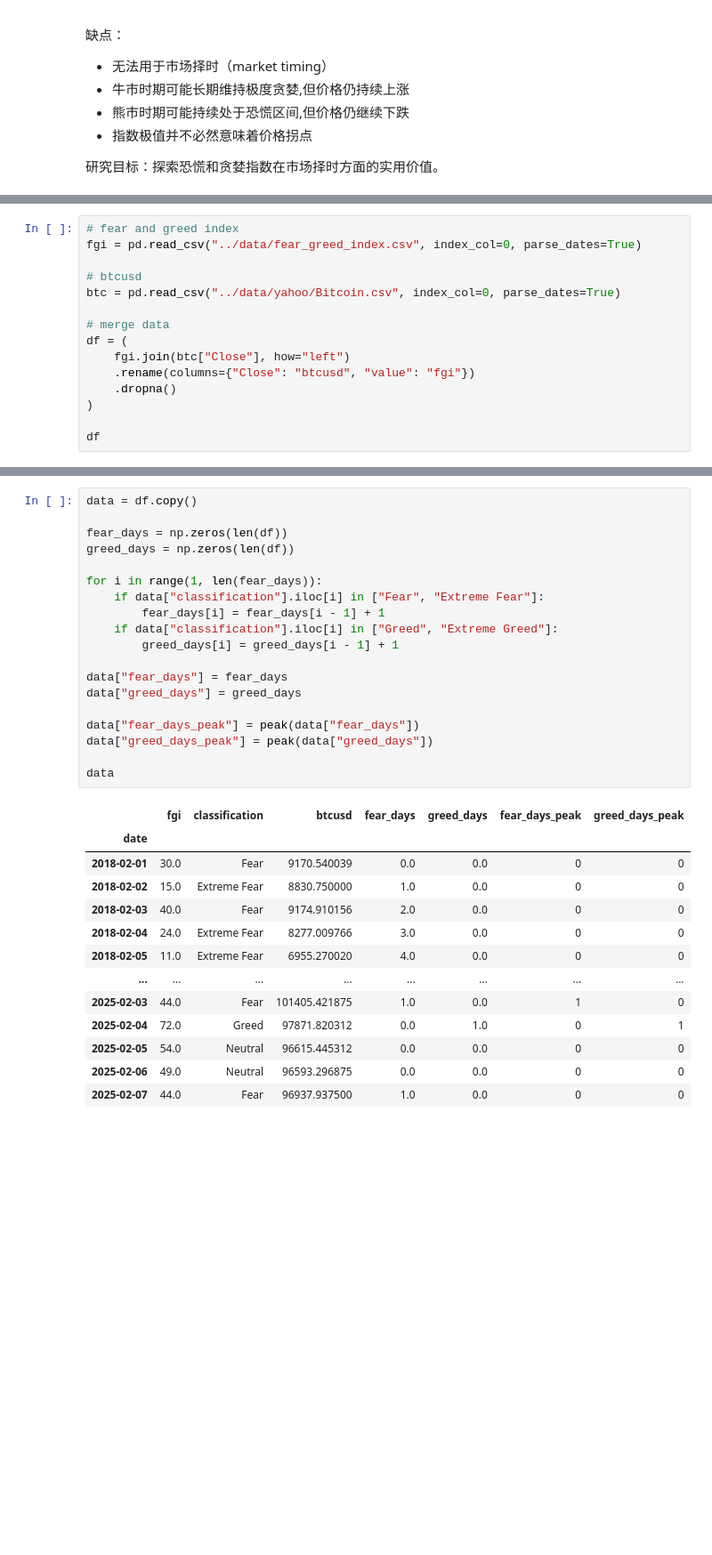
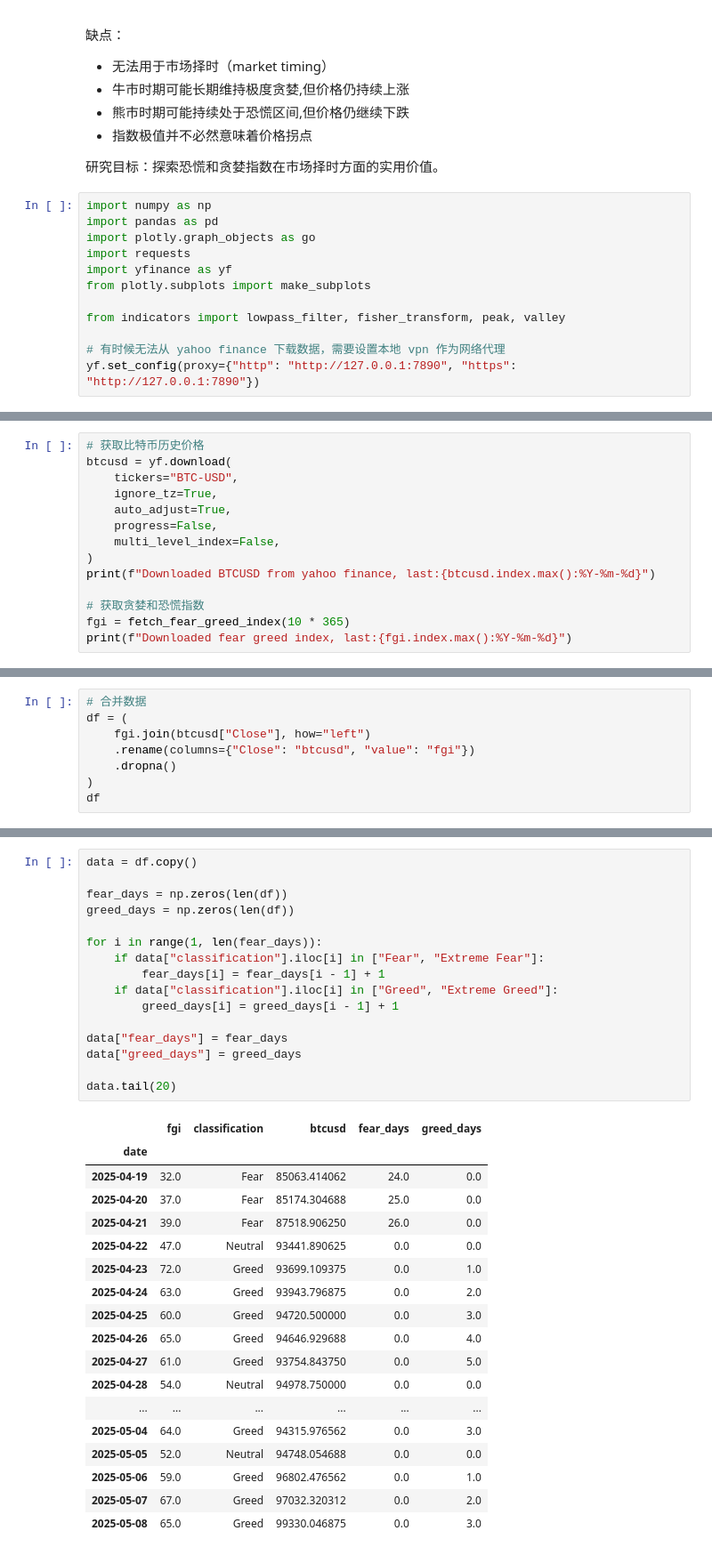
Before and after one commit to scofieldchen/quant-research, a Jupyter notebook: notebooks/fear_greed_index.ipynb, the cells around one changed output, grey strips where cells are left out. Shown at 89% size. Saved outputs shown, nothing was run; the diff lists cells and outputs as text; blank space fills up the shorter version.

```diff
--- a/notebooks/fear_greed_index.ipynb
+++ b/notebooks/fear_greed_index.ipynb
@@ -24,3 +24,15 @@
 - 指数极值并不必然意味着价格拐点
 
 研究目标：探索恐慌和贪婪指数在市场择时方面的实用价值。
+# %%
+import numpy as np
+import pandas as pd
+import plotly.graph_objects as go
+import requests
+import yfinance as yf
+from plotly.subplots import make_subplots
+
+from indicators import lowpass_filter, fisher_transform, peak, valley
+
+# 有时候无法从 yahoo finance 下载数据，需要设置本地 vpn 作为网络代理
+yf.set_config(proxy={"http": "http://127.0.0.1:7890", "https": "http://127.0.0.1:7890"})
@@ -41,0 +190,14 @@ from indicators import lowpass_filter, peak, valley
+# %%
+# 获取比特币历史价格
+btcusd = yf.download(
+    tickers="BTC-USD",
+    ignore_tz=True,
+    auto_adjust=True,
+    progress=False,
+    multi_level_index=False,
+)
+print(f"Downloaded BTCUSD from yahoo finance, last:{btcusd.index.max():%Y-%m-%d}")
+
+# 获取贪婪和恐慌指数
+fgi = fetch_fear_greed_index(10 * 365)
+print(f"Downloaded fear greed index, last:{fgi.index.max():%Y-%m-%d}")
@@ -42,17 +207,10 @@ from indicators import lowpass_filter, peak, valley
 # %%
-# fear and greed index
-fgi = pd.read_csv("../data/fear_greed_index.csv", index_col=0, parse_dates=True)
-
-# btcusd
-btc = pd.read_csv("../data/yahoo/Bitcoin.csv", index_col=0, parse_dates=True)
-
-# merge data
+# 合并数据
 df = (
-    fgi.join(btc["Close"], how="left")
+    fgi.join(btcusd["Close"], how="left")
     .rename(columns={"Close": "btcusd", "value": "fgi"})
     .dropna()
 )
-
 df
 # %% [output]
 |  | fgi | classification | btcusd |
@@ -101,33 +286,35 @@ fig.show()
 # %%
 data = df.copy()
 
 fear_days = np.zeros(len(df))
 greed_days = np.zeros(len(df))
 
 for i in range(1, len(fear_days)):
     if data["classification"].iloc[i] in ["Fear", "Extreme Fear"]:
         fear_days[i] = fear_days[i - 1] + 1
     if data["classification"].iloc[i] in ["Greed", "Extreme Greed"]:
         greed_days[i] = greed_days[i - 1] + 1
 
 data["fear_days"] = fear_days
 data["greed_days"] = greed_days
 
-data["fear_days_peak"] = peak(data["fear_days"])
-data["greed_days_peak"] = peak(data["greed_days"])
-
-data
+data.tail(20)
 # %% [output]
-|  | fgi | classification | btcusd | fear_days | greed_days | fear_days_peak | greed_days_peak |
-| date |  |  |  |  |  |  |  |
-| 2018-02-01 | 30.0 | Fear | 9170.540039 | 0.0 | 0.0 | 0 | 0 |
-| 2018-02-02 | 15.0 | Extreme Fear | 8830.750000 | 1.0 | 0.0 | 0 | 0 |
-| 2018-02-03 | 40.0 | Fear | 9174.910156 | 2.0 | 0.0 | 0 | 0 |
-| 2018-02-04 | 24.0 | Extreme Fear | 8277.009766 | 3.0 | 0.0 | 0 | 0 |
-| 2018-02-05 | 11.0 | Extreme Fear | 6955.270020 | 4.0 | 0.0 | 0 | 0 |
-| ... | ... | ... | ... | ... | ... | ... | ... |
-| 2025-02-03 | 44.0 | Fear | 101405.421875 | 1.0 | 0.0 | 1 | 0 |
-| 2025-02-04 | 72.0 | Greed | 97871.820312 | 0.0 | 1.0 | 0 | 1 |
-| 2025-02-05 | 54.0 | Neutral | 96615.445312 | 0.0 | 0.0 | 0 | 0 |
-| 2025-02-06 | 49.0 | Neutral | 96593.296875 | 0.0 | 0.0 | 0 | 0 |
-| 2025-02-07 | 44.0 | Fear | 96937.937500 | 1.0 | 0.0 | 0 | 0 |
+|  | fgi | classification | btcusd | fear_days | greed_days |
+| date |  |  |  |  |  |
+| 2025-04-19 | 32.0 | Fear | 85063.414062 | 24.0 | 0.0 |
+| 2025-04-20 | 37.0 | Fear | 85174.304688 | 25.0 | 0.0 |
+| 2025-04-21 | 39.0 | Fear | 87518.906250 | 26.0 | 0.0 |
+| 2025-04-22 | 47.0 | Neutral | 93441.890625 | 0.0 | 0.0 |
+| 2025-04-23 | 72.0 | Greed | 93699.109375 | 0.0 | 1.0 |
+| 2025-04-24 | 63.0 | Greed | 93943.796875 | 0.0 | 2.0 |
+| 2025-04-25 | 60.0 | Greed | 94720.500000 | 0.0 | 3.0 |
+| 2025-04-26 | 65.0 | Greed | 94646.929688 | 0.0 | 4.0 |
+| 2025-04-27 | 61.0 | Greed | 93754.843750 | 0.0 | 5.0 |
+| 2025-04-28 | 54.0 | Neutral | 94978.750000 | 0.0 | 0.0 |
+| ... | ... | ... | ... | ... | ... |
+| 2025-05-04 | 64.0 | Greed | 94315.976562 | 0.0 | 3.0 |
+| 2025-05-05 | 52.0 | Neutral | 94748.054688 | 0.0 | 0.0 |
+| 2025-05-06 | 59.0 | Greed | 96802.476562 | 0.0 | 1.0 |
+| 2025-05-07 | 67.0 | Greed | 97032.320312 | 0.0 | 2.0 |
+| 2025-05-08 | 65.0 | Greed | 99330.046875 | 0.0 | 3.0 |
```
Also changed, not shown: parts of 24 cells of this notebook, 1 other file.
